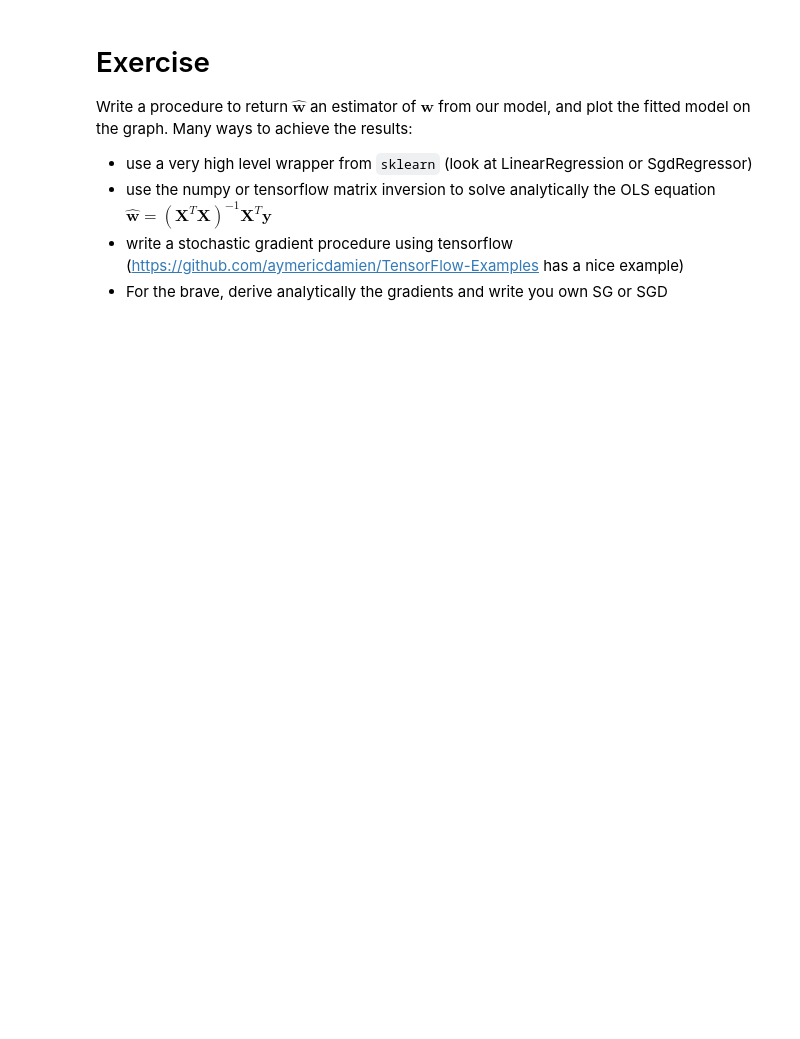
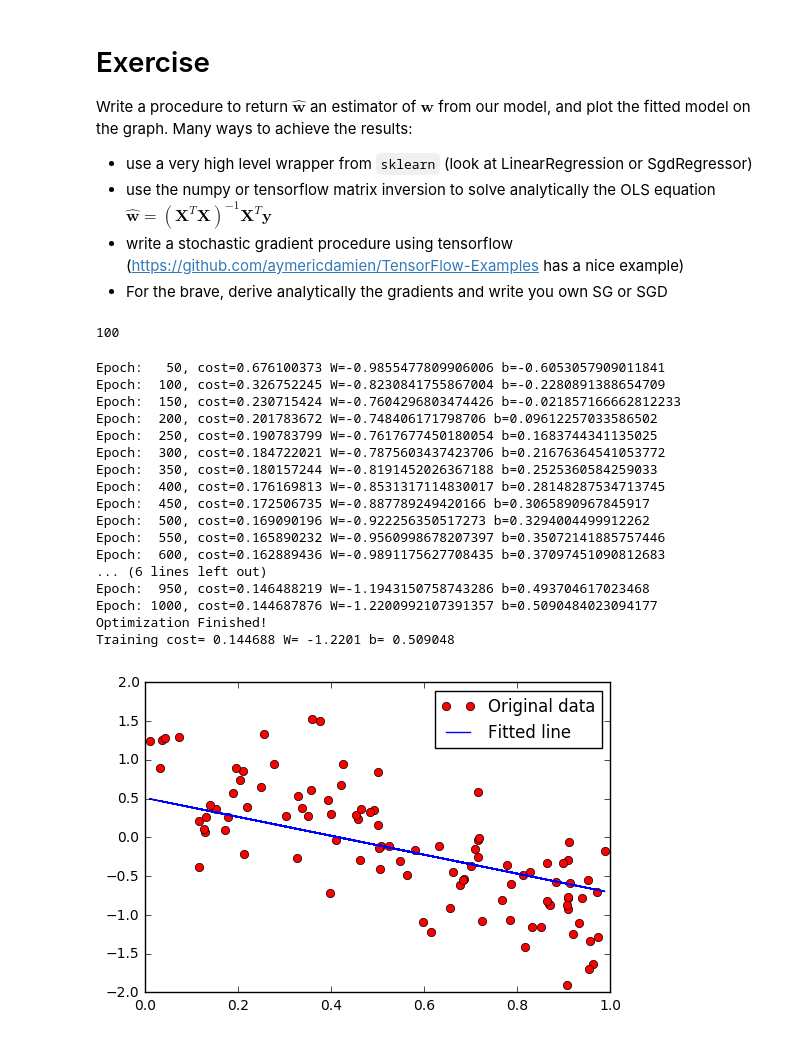
Before and after one commit to pilipolio/schibsted-study, a Jupyter notebook: notebooks/201611_linear_model_tf.ipynb, the cells around one changed output. Cells and saved outputs as stored; diff of their text form; code cells hidden in the pictures; blank space fills up the shorter version.

```diff
--- a/notebooks/201611_linear_model_tf.ipynb
+++ b/notebooks/201611_linear_model_tf.ipynb
@@ -113,0 +157,26 @@ Many ways to achieve the results:
+# %%
+rng = np.random
+# Launch the graph in a session.
+# %%
+# tf Graph Input
+train_X = x1
+train_Y = sample_ys.eval()
+X = tf.placeholder("float")
+Y = tf.placeholder("float")
+
+# Set model weights
+W = tf.Variable(rng.randn(), name="weight")
+b = tf.Variable(rng.randn(), name="bias")
+sess.run(W.initializer)
+sess.run(b.initializer)
+# %%
+# Construct a linear model
+pred = tf.add(tf.mul(X, W), b)
+n_samples
+# %% [output]
+100
+# %%
+# Mean squared error
+cost = tf.reduce_sum(tf.pow(pred-Y, 2))/(2*n_samples)
+# Gradient descent
+optimizer = tf.train.GradientDescentOptimizer(learning_rate).minimize(cost)
@@ -113,0 +186,40 @@ Many ways to achieve the results:
+# %%
+# Launch the graph
+# Fit all training data
+for epoch in range(training_epochs):
+    for (x, y) in zip(train_X, train_Y):
+        sess.run(optimizer, feed_dict={X: x, Y: y})
+
+    #Display logs per epoch step
+    if (epoch+1) % display_step == 0:
+        c = sess.run(cost, feed_dict={X: train_X, Y: train_Y})
+        print("Epoch: {:4d}, cost={:.9f} W={} b={}".format(epoch+1, c, sess.run(W), sess.run(b)))
+
+print("Optimization Finished!")
+training_cost = sess.run(cost, feed_dict={X: train_X, Y: train_Y})
+print("Training cost=", training_cost, "W=", sess.run(W), "b=", sess.run(b), '\n')
+
+#Graphic display
+plt.plot(train_X, train_Y, 'ro', label='Original data')
+plt.plot(train_X, sess.run(W) * train_X + sess.run(b), label='Fitted line')
+plt.legend()
+plt.show()
+# %% [output]
+Epoch:   50, cost=0.676100373 W=-0.9855477809906006 b=-0.6053057909011841
+Epoch:  100, cost=0.326752245 W=-0.8230841755867004 b=-0.2280891388654709
+Epoch:  150, cost=0.230715424 W=-0.7604296803474426 b=-0.021857166662812233
+Epoch:  200, cost=0.201783672 W=-0.748406171798706 b=0.09612257033586502
+Epoch:  250, cost=0.190783799 W=-0.7617677450180054 b=0.1683744341135025
+Epoch:  300, cost=0.184722021 W=-0.7875603437423706 b=0.21676364541053772
+Epoch:  350, cost=0.180157244 W=-0.8191452026367188 b=0.2525360584259033
+Epoch:  400, cost=0.176169813 W=-0.8531317114830017 b=0.28148287534713745
+Epoch:  450, cost=0.172506735 W=-0.887789249420166 b=0.3065890967845917
+Epoch:  500, cost=0.169090196 W=-0.922256350517273 b=0.3294004499912262
+Epoch:  550, cost=0.165890232 W=-0.9560998678207397 b=0.35072141885757446
+Epoch:  600, cost=0.162889436 W=-0.9891175627708435 b=0.37097451090812683
+... (6 lines left out)
+Epoch:  950, cost=0.146488219 W=-1.1943150758743286 b=0.493704617023468
+Epoch: 1000, cost=0.144687876 W=-1.2200992107391357 b=0.5090484023094177
+Optimization Finished!
+Training cost= 0.144688 W= -1.2201 b= 0.509048
+[figure, added]
```
Also changed, not shown: parts of 11 cells of this notebook, 1 other file.
